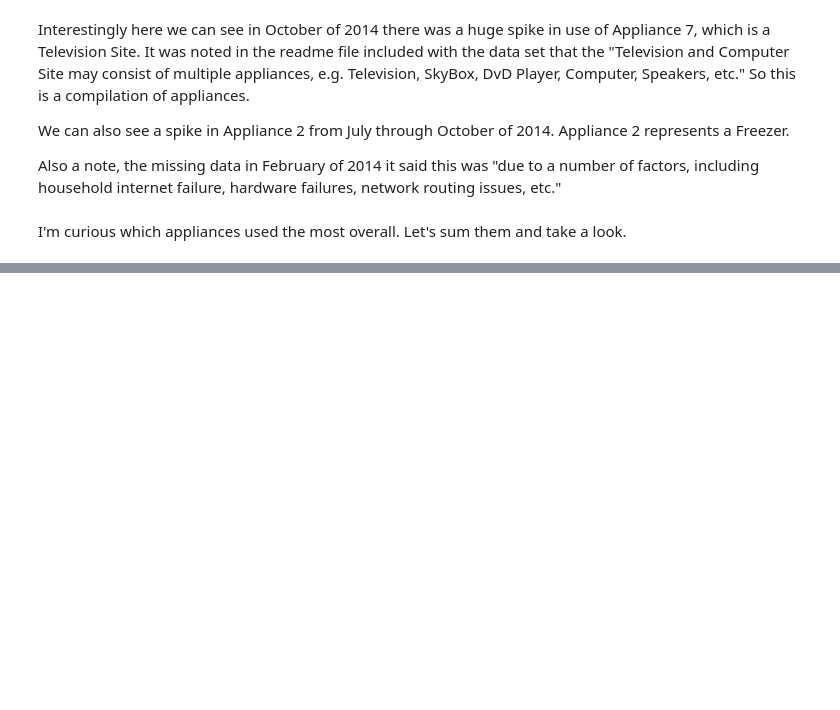
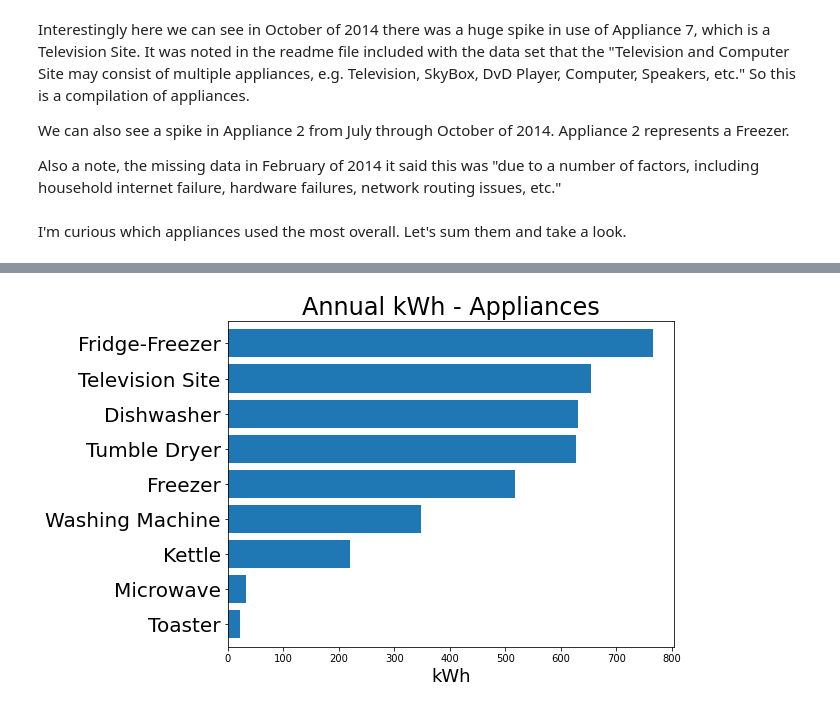
Before and after one commit to JessicaFB/SmartHouse_HackfromHome2021, a Jupyter notebook: SmartHouse_EDA.ipynb, the cells around one changed output, grey strips where cells are left out. Drawn from its saved outputs; the diff is of its cells as text; code cells hidden in the pictures; blank space fills up the shorter version.

```diff
--- a/SmartHouse_EDA.ipynb
+++ b/SmartHouse_EDA.ipynb
@@ -268,0 +280,17 @@ plt.show()
+# %%
+# Isolate 1 year
+totals_1yr = ts_appliances['2014-05-01':'2015-04-30'].sum()
+# Convert from 8 watt seconds to kilowatt hours
+totals_kWh = totals*.0000022222
+
+# Plot
+ax = totals_kWh.plot(kind='barh', figsize=(8, 6), zorder=2, width=0.8)
+# Title
+plt.title('Annual kWh - Appliances', fontsize=24)
+# x-label
+ax.set_xlabel('kWh', fontsize=18)
+# Make y-label font bigger
+ax.tick_params(axis='y', which='major', labelsize=20)
+plt.show()
+# %% [output]
+[figure, added]
```
Also changed, not shown: parts of 9 cells of this notebook.
